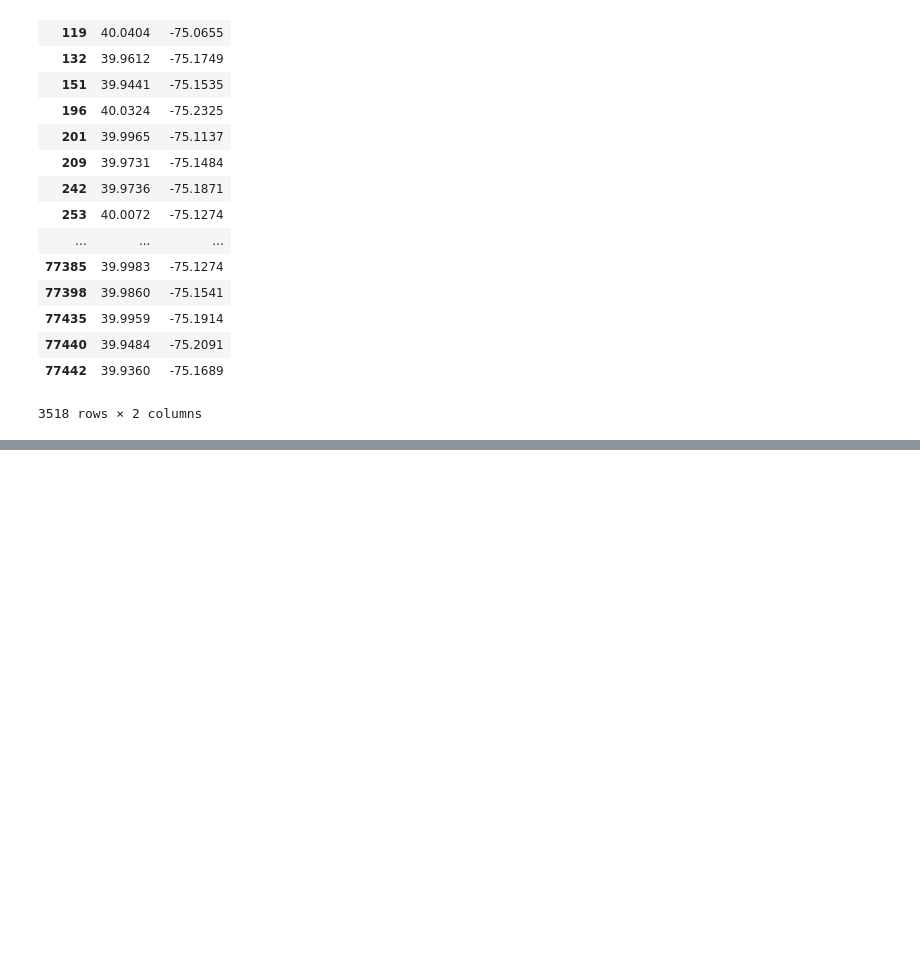
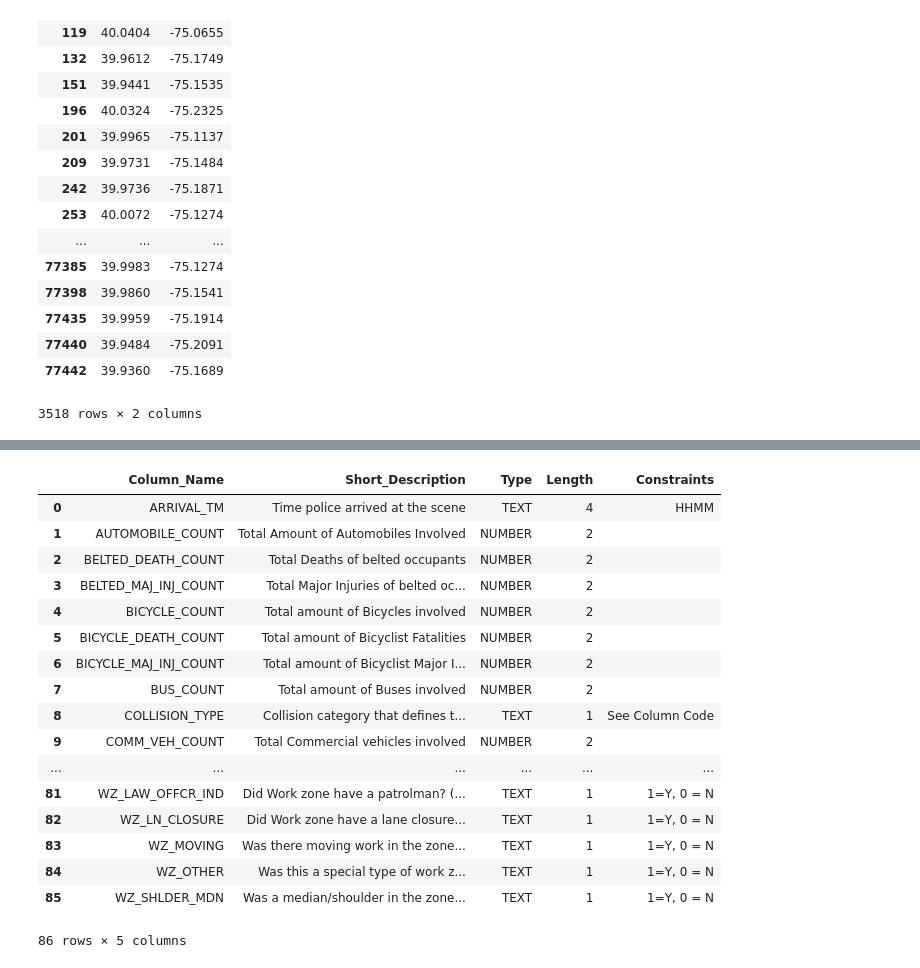
Before and after one commit to mbod/comm318_stories_from_data_fall2019, a Jupyter notebook: notebooks/_stratchpads/playing_with_some_open_data.ipynb, the cells around one changed output, grey strips where cells are left out. Drawn from its saved outputs; the diff is of its cells as text; code cells hidden in the pictures; blank space fills up the shorter version.

```diff
--- a/notebooks/_stratchpads/playing_with_some_open_data.ipynb
+++ b/notebooks/_stratchpads/playing_with_some_open_data.ipynb
@@ -181,0 +188,2 @@ bike_crash[['dec_lat', 'dec_long']]
+# %%
+cols = lines[0].split()
@@ -181,0 +198,6 @@ bike_crash[['dec_lat', 'dec_long']]
+# %%
+tab=[re.split('^([A-Z0-9_]+)\s(.*)\s([A-Z]+)\s(\d(?:\.\d)?)\s*(.*)$', l) for l in lines[1:]]
+# %%
+tab2 = [r[1:-1] for r in tab]
+# %%
+cb_df=pd.DataFrame(tab2, columns=cols)
@@ -181,0 +254,21 @@ bike_crash[['dec_lat', 'dec_long']]
+# %%
+cb_df
+# %% [output]
+|  | Column_Name | Short_Description | Type | Length | Constraints |
+| 0 | ARRIVAL_TM | Time police arrived at the scene | TEXT | 4 | HHMM |
+| 1 | AUTOMOBILE_COUNT | Total Amount of Automobiles Involved | NUMBER | 2 |  |
+| 2 | BELTED_DEATH_COUNT | Total Deaths of belted occupants | NUMBER | 2 |  |
+| 3 | BELTED_MAJ_INJ_COUNT | Total Major Injuries of belted oc... | NUMBER | 2 |  |
+| 4 | BICYCLE_COUNT | Total amount of Bicycles involved | NUMBER | 2 |  |
+| 5 | BICYCLE_DEATH_COUNT | Total amount of Bicyclist Fatalities | NUMBER | 2 |  |
+| 6 | BICYCLE_MAJ_INJ_COUNT | Total amount of Bicyclist Major I... | NUMBER | 2 |  |
+| 7 | BUS_COUNT | Total amount of Buses involved | NUMBER | 2 |  |
+| 8 | COLLISION_TYPE | Collision category that defines t... | TEXT | 1 | See Column Code |
+| 9 | COMM_VEH_COUNT | Total Commercial vehicles involved | NUMBER | 2 |  |
+| ... | ... | ... | ... | ... | ... |
+| 81 | WZ_LAW_OFFCR_IND | Did Work zone have a patrolman? (... | TEXT | 1 | 1=Y, 0 = N |
+| 82 | WZ_LN_CLOSURE | Did Work zone have a lane closure... | TEXT | 1 | 1=Y, 0 = N |
+| 83 | WZ_MOVING | Was there moving work in the zone... | TEXT | 1 | 1=Y, 0 = N |
+| 84 | WZ_OTHER | Was this a special type of work z... | TEXT | 1 | 1=Y, 0 = N |
+| 85 | WZ_SHLDER_MDN | Was a median/shoulder in the zone... | TEXT | 1 | 1=Y, 0 = N |
+86 rows × 5 columns
```
Also changed, not shown: parts of 10 cells of this notebook.
